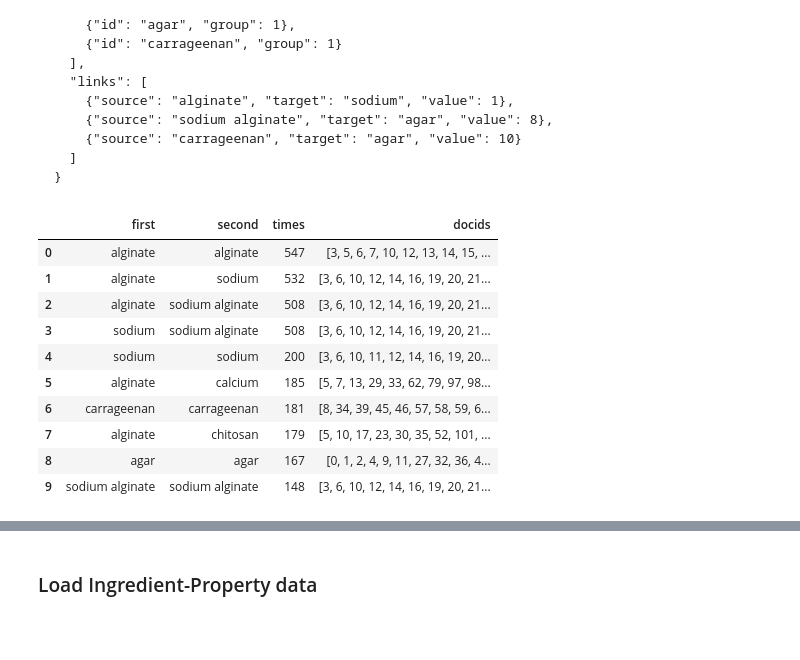
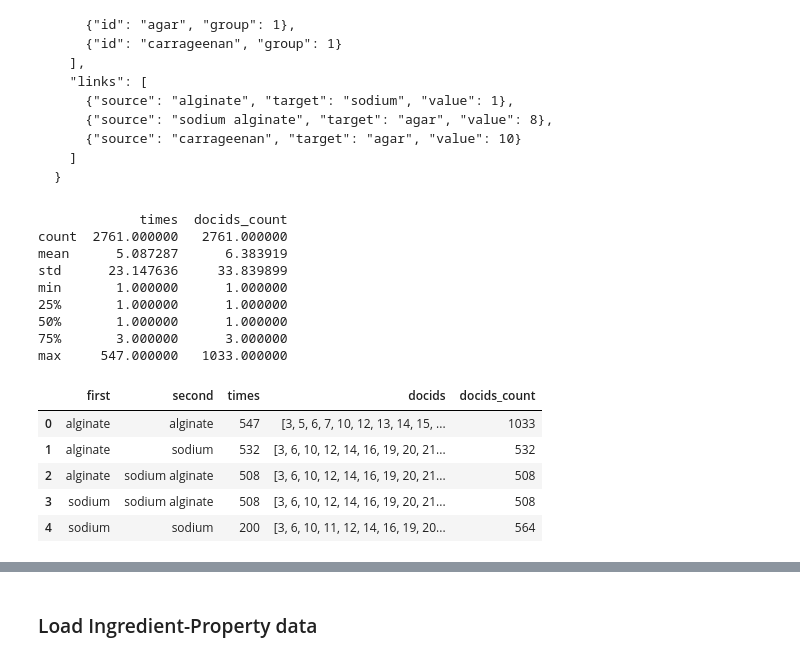
Before and after one commit to a7u7a/bioplastico-data-processing, a Jupyter notebook: raw-data-to-graph.ipynb, the cells around one changed output, grey strips where cells are left out. Drawn from its saved outputs; the diff is of its cells as text; code cells hidden in the pictures; blank space fills up the shorter version.

`````diff
--- a/raw-data-to-graph.ipynb
+++ b/raw-data-to-graph.ipynb
@@ -25,16 +26,28 @@ Example of output JSON format:
 ````
 # %%
 ing_ing = pd.read_csv('ingredient-ingredient.csv')
-ing_ing.head(10)
+
+# check length of docids for the first row
+# print(len(json.loads(ing_ing.loc[0].docids)))
+
+# convert docids from string to list
+ing_ing["docids"] = ing_ing.apply(lambda row: json.loads(row["docids"]), axis=1)
+ing_ing["docids_count"] = ing_ing.apply(lambda row: len(row["docids"]), axis=1)
+print(ing_ing.describe())
+ing_ing.head()
 # %% [output]
+             times  docids_count
+count  2761.000000   2761.000000
+mean      5.087287      6.383919
+std      23.147636     33.839899
+min       1.000000      1.000000
+25%       1.000000      1.000000
+50%       1.000000      1.000000
+75%       3.000000      3.000000
+max     547.000000   1033.000000
-|  | first | second | times | docids |
-| 0 | alginate | alginate | 547 | [3, 5, 6, 7, 10, 12, 13, 14, 15, ... |
-| 1 | alginate | sodium | 532 | [3, 6, 10, 12, 14, 16, 19, 20, 21... |
-| 2 | alginate | sodium alginate | 508 | [3, 6, 10, 12, 14, 16, 19, 20, 21... |
-| 3 | sodium | sodium alginate | 508 | [3, 6, 10, 12, 14, 16, 19, 20, 21... |
-| 4 | sodium | sodium | 200 | [3, 6, 10, 11, 12, 14, 16, 19, 20... |
-| 5 | alginate | calcium | 185 | [5, 7, 13, 29, 33, 62, 79, 97, 98... |
-| 6 | carrageenan | carrageenan | 181 | [8, 34, 39, 45, 46, 57, 58, 59, 6... |
-| 7 | alginate | chitosan | 179 | [5, 10, 17, 23, 30, 35, 52, 101, ... |
-| 8 | agar | agar | 167 | [0, 1, 2, 4, 9, 11, 27, 32, 36, 4... |
-| 9 | sodium alginate | sodium alginate | 148 | [3, 6, 10, 12, 14, 16, 19, 20, 21... |
+|  | first | second | times | docids | docids_count |
+| 0 | alginate | alginate | 547 | [3, 5, 6, 7, 10, 12, 13, 14, 15, ... | 1033 |
+| 1 | alginate | sodium | 532 | [3, 6, 10, 12, 14, 16, 19, 20, 21... | 532 |
+| 2 | alginate | sodium alginate | 508 | [3, 6, 10, 12, 14, 16, 19, 20, 21... | 508 |
+| 3 | sodium | sodium alginate | 508 | [3, 6, 10, 12, 14, 16, 19, 20, 21... | 508 |
+| 4 | sodium | sodium | 200 | [3, 6, 10, 11, 12, 14, 16, 19, 20... | 564 |
`````
Also changed, not shown: parts of 19 cells of this notebook.
